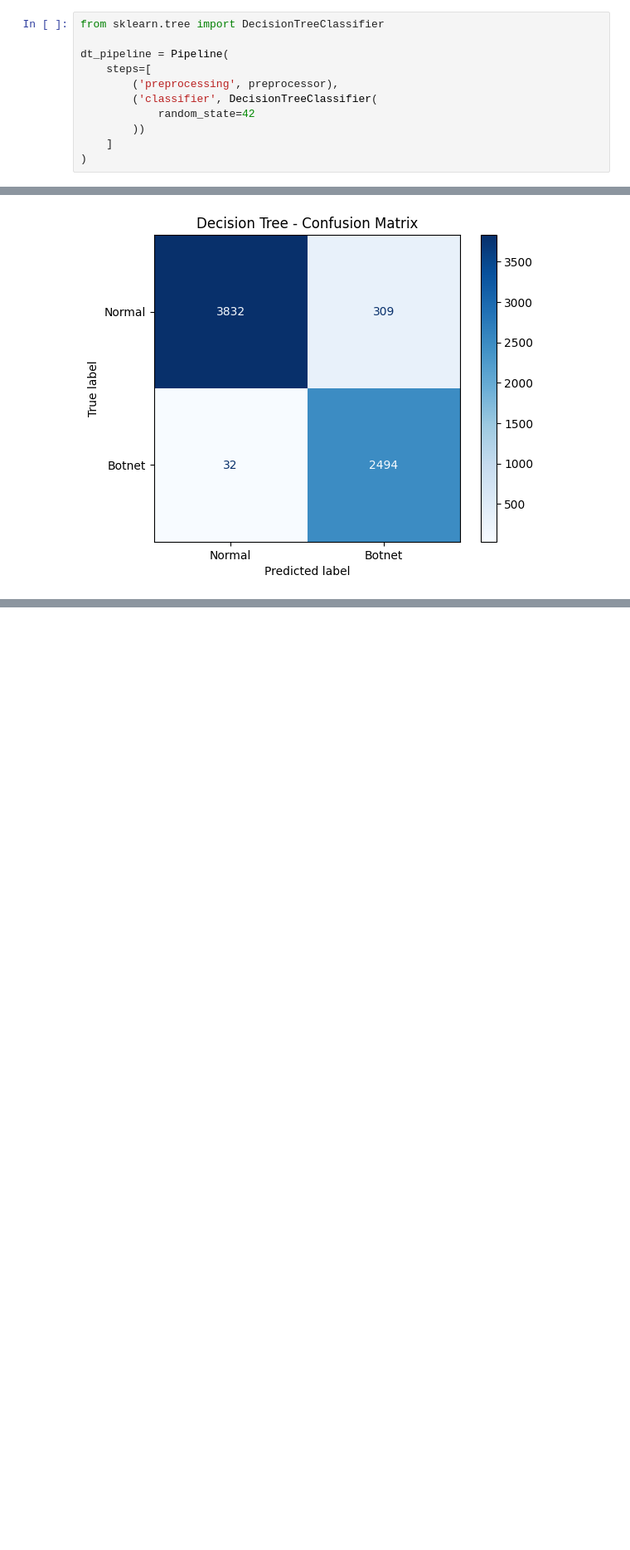
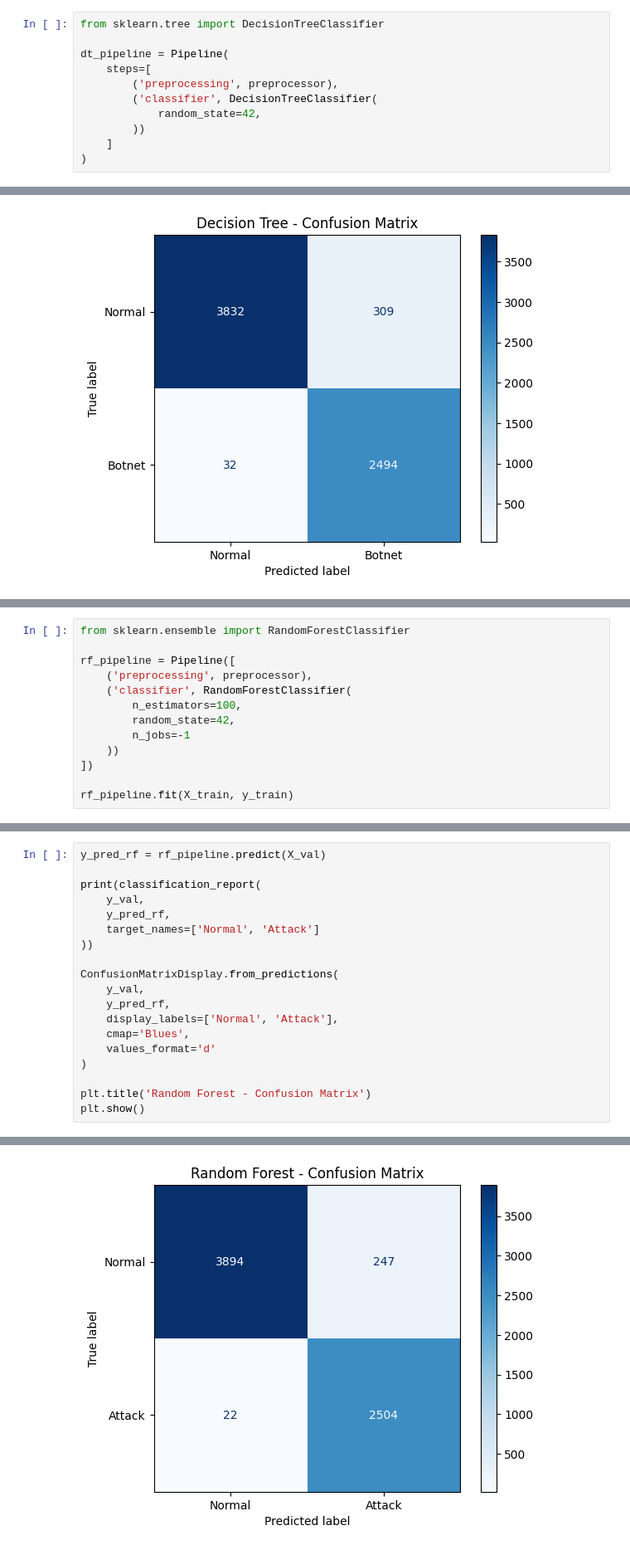
Before and after one commit to Ch3ddarr/dsb_capstone, a Jupyter notebook: capstone2/02_Modelling.ipynb, the cells around one changed output, grey strips where cells are left out. Shown at 83% size. Saved outputs shown, nothing was run; the diff lists cells and outputs as text; blank space fills up the shorter version.

```diff
--- a/capstone2/02_Modelling.ipynb
+++ b/capstone2/02_Modelling.ipynb
@@ -388,7 +388,7 @@ dt_pipeline = Pipeline(
     steps=[
         ('preprocessing', preprocessor),
         ('classifier', DecisionTreeClassifier(
-            random_state=42
+            random_state=42,
         ))
     ]
 )
@@ -458,0 +550,13 @@ weighted avg       0.95      0.95      0.95      6667
+# %%
+from sklearn.ensemble import RandomForestClassifier
+
+rf_pipeline = Pipeline([
+    ('preprocessing', preprocessor),
+    ('classifier', RandomForestClassifier(
+        n_estimators=100,
+        random_state=42,
+        n_jobs=-1
+    ))
+])
+
+rf_pipeline.fit(X_train, y_train)
@@ -458,0 +591,20 @@ weighted avg       0.95      0.95      0.95      6667
+# %%
+y_pred_rf = rf_pipeline.predict(X_val)
+
+print(classification_report(
+    y_val,
+    y_pred_rf,
+    target_names=['Normal', 'Attack']
+))
+
+ConfusionMatrixDisplay.from_predictions(
+    y_val,
+    y_pred_rf,
+    display_labels=['Normal', 'Attack'],
+    cmap='Blues',
+    values_format='d'
+)
+
+plt.title('Random Forest - Confusion Matrix')
+plt.show()
+# %% [output]
@@ -458,0 +619 @@ weighted avg       0.95      0.95      0.95      6667
+[figure, added]
```
Also changed, not shown: parts of 11 cells of this notebook.
